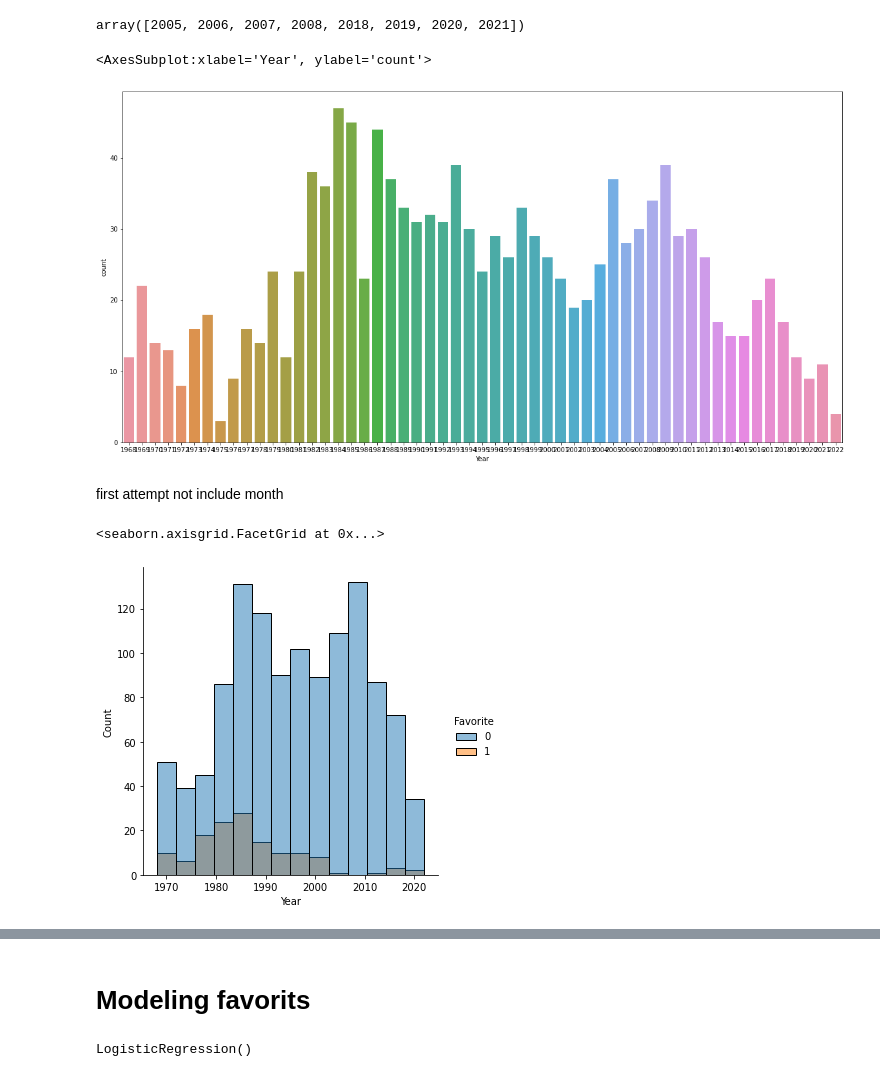
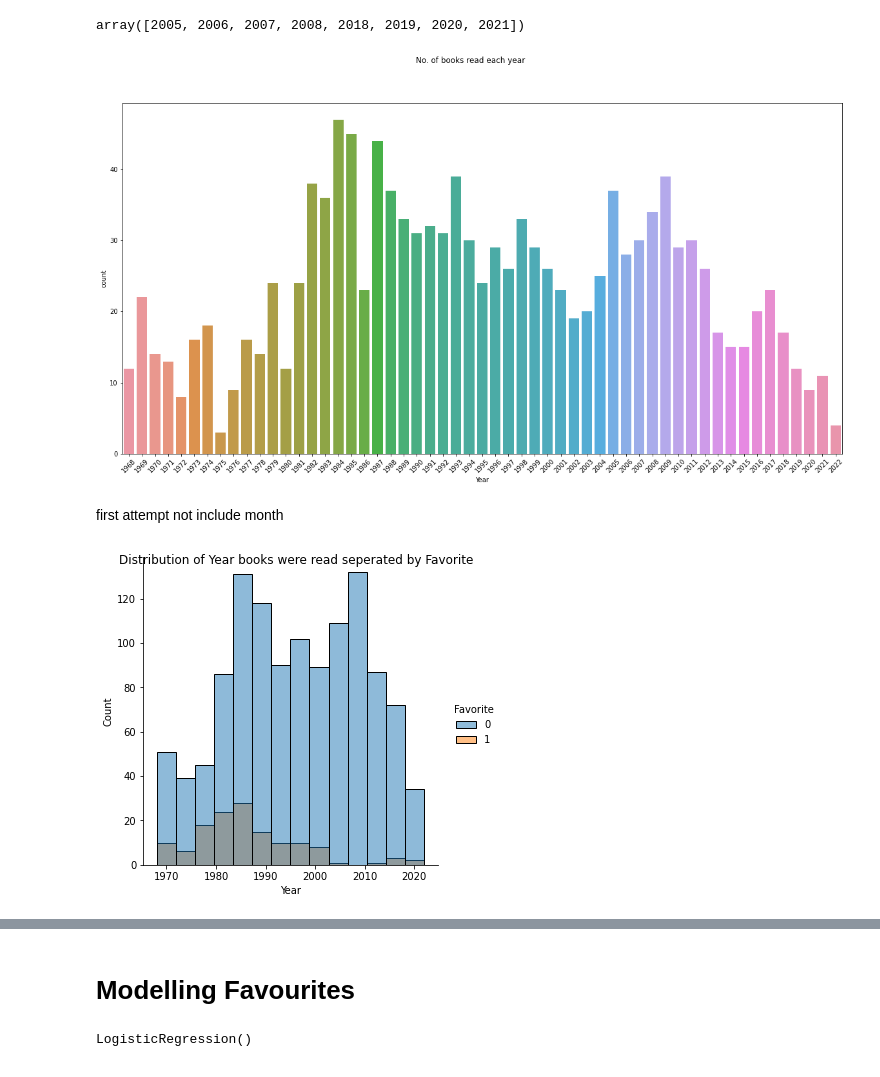
Before and after one commit to Lostinworlds/ModellingFavouriteBooks, a Jupyter notebook: predicting-garfunkel-s-favourite-book.ipynb, the cells around one changed output, grey strips where cells are left out. Cells and saved outputs as stored; diff of their text form; code cells hidden in the pictures.

Commit message:
Kaggle Notebook | Predicting Garfunkel's Favourite Book  | Version 2

```diff
--- a/predicting-garfunkel-s-favourite-book.ipynb
+++ b/predicting-garfunkel-s-favourite-book.ipynb
@@ -232,16 +258,19 @@ array([2005, 2006, 2007, 2008, 2018, 2019, 2020, 2021])
 # %%
 plt.figure(figsize = (20,10))
 sns.countplot( x = "Year", data = df)
+plt.suptitle("No. of books read each year")
+plt.xticks(rotation = 45)
+plt.show()
 # %% [output]
-<AxesSubplot:xlabel='Year', ylabel='count'>
-[figure, old version]
+[figure, new version]
 # %% [markdown]
  first attempt not include month
 # %%
 sns.displot(x = "Year", data = df, hue = "Favorite")
+plt.suptitle("Distribution of Year books were read seperated by Favorite")
+plt.show()
 # %% [output]
-<seaborn.axisgrid.FacetGrid at 0x...>
-[figure, old version]
+[figure, new version]
 # %%
 df[df["Month"]=="xxx"]
 # %% [output]
@@ -258,8 +287,8 @@ df[df["Month"]=="xxx"]
 | 1306 | xxx-20 | Ash Carter and Sam Kashner | Life Isn’t Everything – Mike Nich... | 2019 | 368 | 0 | 2019 | xxx | ... |
 | 1307 | xxx-21 | Ruth Ben-Ghiat | Strongmen (Mussolini to the Present) | 2019 | 384 | 0 | 2019 | xxx | ... |
 125 rows × 9 columns
-# %% [markdown]
-# Modeling favorits
+# %% [markdown]
+# Modelling Favourites
 # %%
 from sklearn.preprocessing import LabelEncoder
 # %%
```
Also changed, not shown: parts of 18 cells of this notebook.
